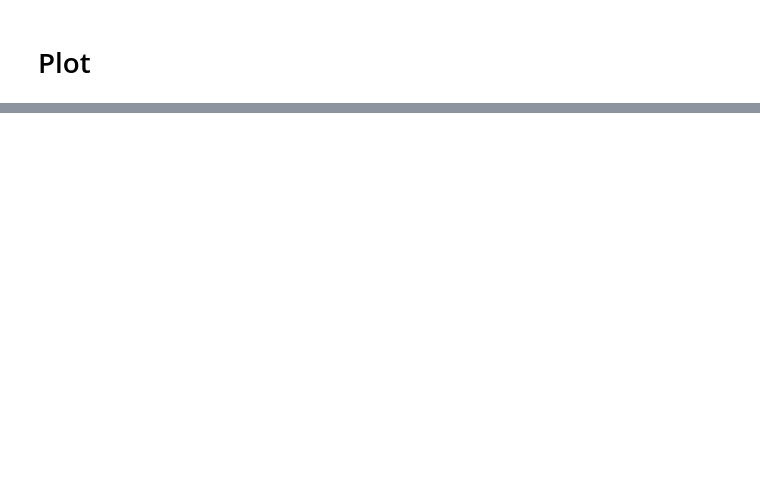
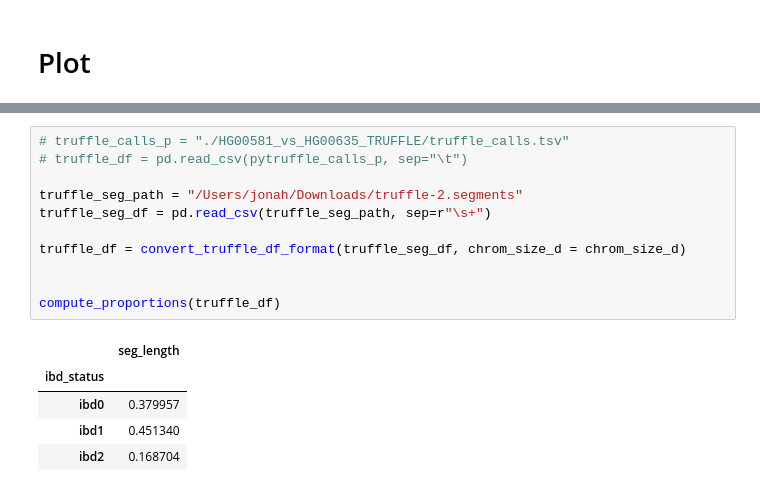
Before and after one commit to Jonahs11/IBD_B_IBS_B_IDS, a Jupyter notebook: plot_ibd_results.ipynb, the cells around one changed output, grey strips where cells are left out. Drawn from its saved outputs; the diff is of its cells as text; blank space fills up the shorter version.

```diff
--- a/plot_ibd_results.ipynb
+++ b/plot_ibd_results.ipynb
@@ -90,0 +322,17 @@ fig = plot_all_chromosomes(pytruffle_df, title="pyTRUFFLE Sibling Pairs")
+# %%
+# truffle_calls_p = "./HG00581_vs_HG00635_TRUFFLE/truffle_calls.tsv"
+# truffle_df = pd.read_csv(pytruffle_calls_p, sep="\t")
+
+truffle_seg_path = "/Users/jonah/Downloads/truffle-2.segments"
+truffle_seg_df = pd.read_csv(truffle_seg_path, sep=r"\s+")
+
+truffle_df = convert_truffle_df_format(truffle_seg_df, chrom_size_d = chrom_size_d)
+
+
+compute_proportions(truffle_df)
+# %% [output]
+|  | seg_length |
+| ibd_status |  |
+| ibd0 | 0.379957 |
+| ibd1 | 0.451340 |
+| ibd2 | 0.168704 |
```
Also changed, not shown: parts of 13 cells of this notebook, 2 other files.
